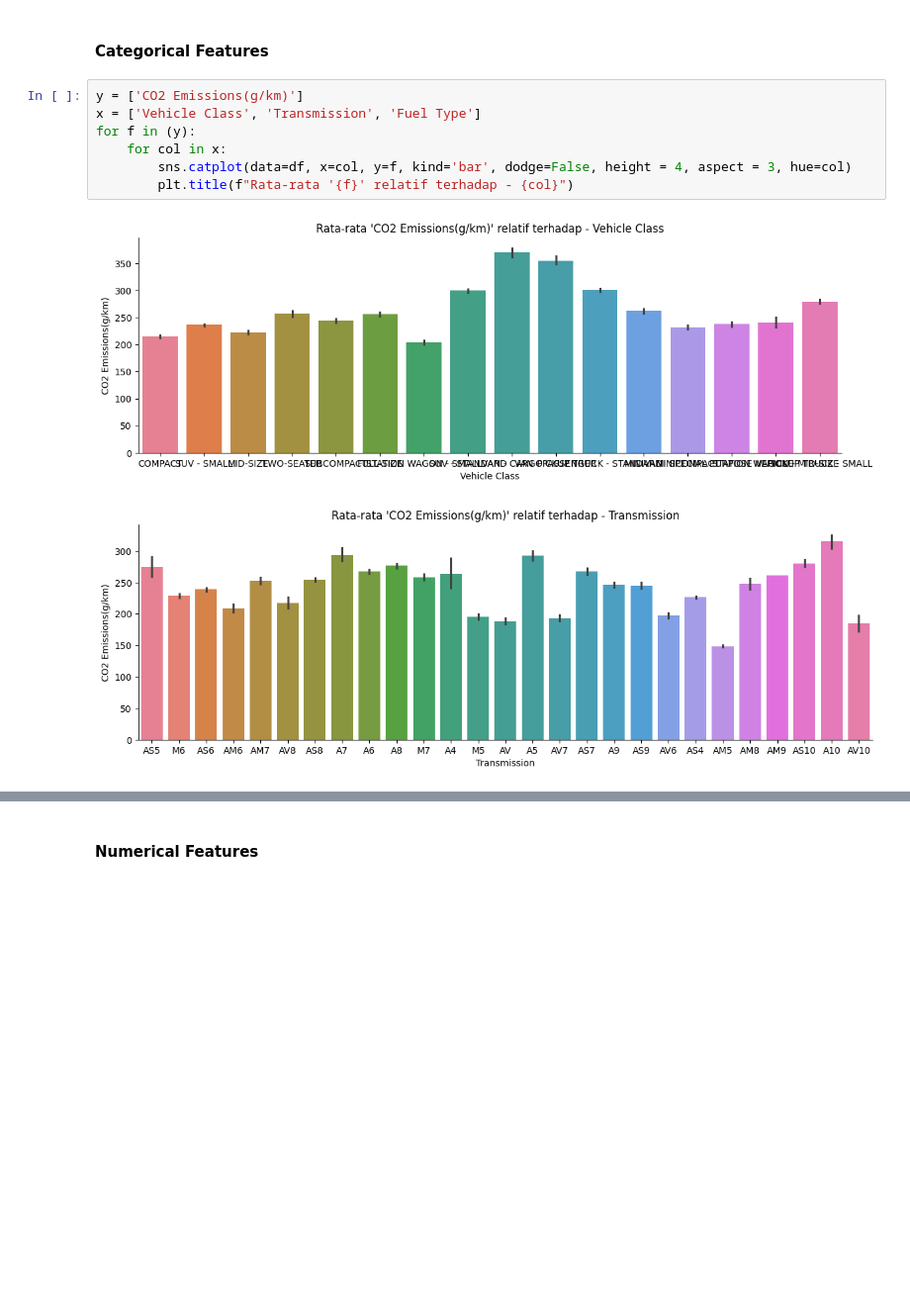
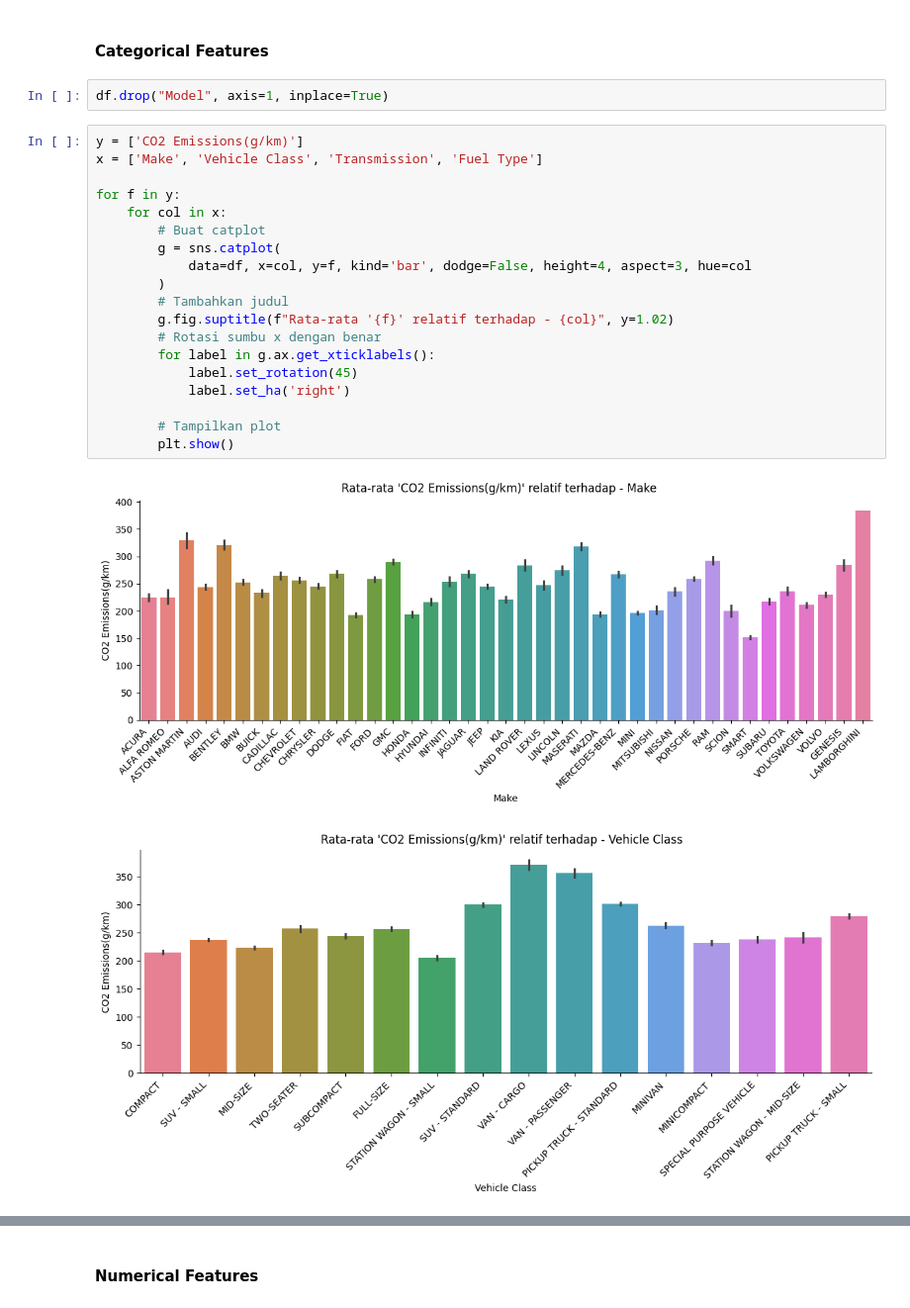
Before and after one commit to wahyuazizi/Predictive_Analysis_ML_Dicoding, a Jupyter notebook: Predicitve_Analysis_Vehicle_Emissions.ipynb, the cells around one changed output, grey strips where cells are left out. Shown at 99% size. Drawn from its saved outputs; the diff is of its cells as text; blank space fills up the shorter version.

```diff
--- a/Predicitve_Analysis_Vehicle_Emissions.ipynb
+++ b/Predicitve_Analysis_Vehicle_Emissions.ipynb
@@ -266,13 +242,27 @@ plt.show
 ### EDA - Multivariate Analysis
 # %% [markdown]
 #### Categorical Features
+# %%
+df.drop("Model", axis=1, inplace=True)
 # %%
 y = ['CO2 Emissions(g/km)']
-x = ['Vehicle Class', 'Transmission', 'Fuel Type']
-for f in (y):
+x = ['Make', 'Vehicle Class', 'Transmission', 'Fuel Type']
+
+for f in y:
     for col in x:
-        sns.catplot(data=df, x=col, y=f, kind='bar', dodge=False, height = 4, aspect = 3, hue=col)
-        plt.title(f"Rata-rata '{f}' relatif terhadap - {col}")
+        # Buat catplot
+        g = sns.catplot(
+            data=df, x=col, y=f, kind='bar', dodge=False, height=4, aspect=3, hue=col
+        )
+        # Tambahkan judul
+        g.fig.suptitle(f"Rata-rata '{f}' relatif terhadap - {col}", y=1.02)
+        # Rotasi sumbu x dengan benar
+        for label in g.ax.get_xticklabels():
+            label.set_rotation(45)
+            label.set_ha('right')
+
+        # Tampilkan plot
+        plt.show()
 # %% [output]
-[figure, old version]
+[figure, new version]
-[figure, old version]
+[figure, new version]
```
Also changed, not shown: parts of 36 cells of this notebook.
